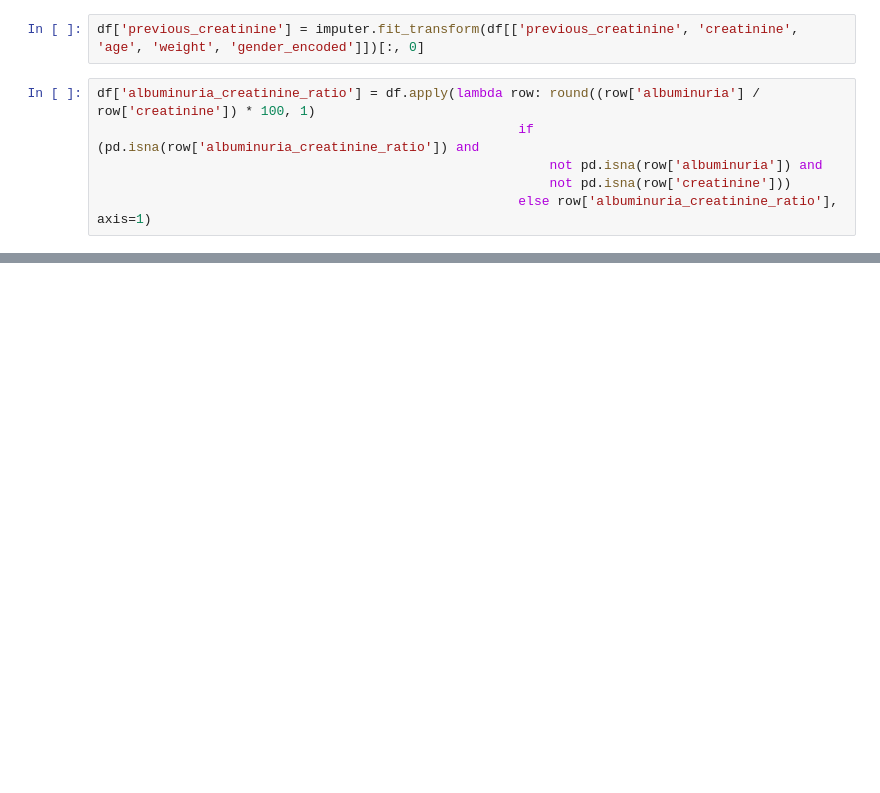
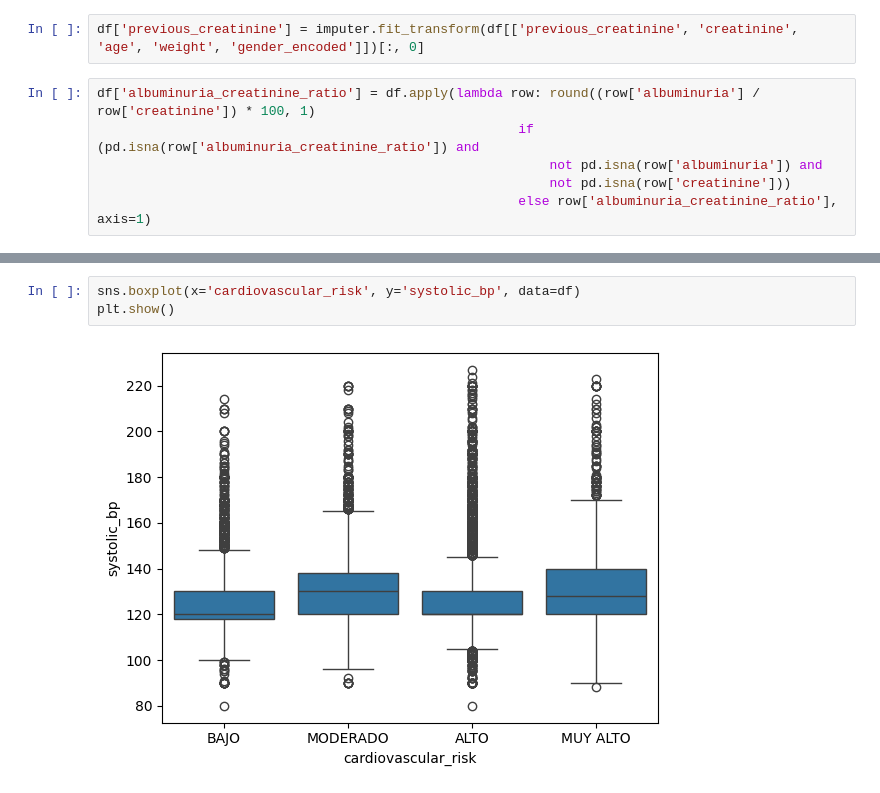
Before and after one commit to Alvamad/miaa-eda1, a Jupyter notebook: Taller3_AnalisisBivariado.ipynb, the cells around one changed output, grey strips where cells are left out. Cells and saved outputs as stored; diff of their text form; blank space fills up the shorter version.

```diff
--- a/Taller3_AnalisisBivariado.ipynb
+++ b/Taller3_AnalisisBivariado.ipynb
@@ -447,0 +433,5 @@ df['contraceptive_method'] = df['contraceptive_method'].apply(lambda x: 0 if x i
+# %%
+sns.boxplot(x='cardiovascular_risk', y='systolic_bp', data=df)
+plt.show()
+# %% [output]
+[figure, added]
```
Also changed, not shown: parts of 17 cells of this notebook.
